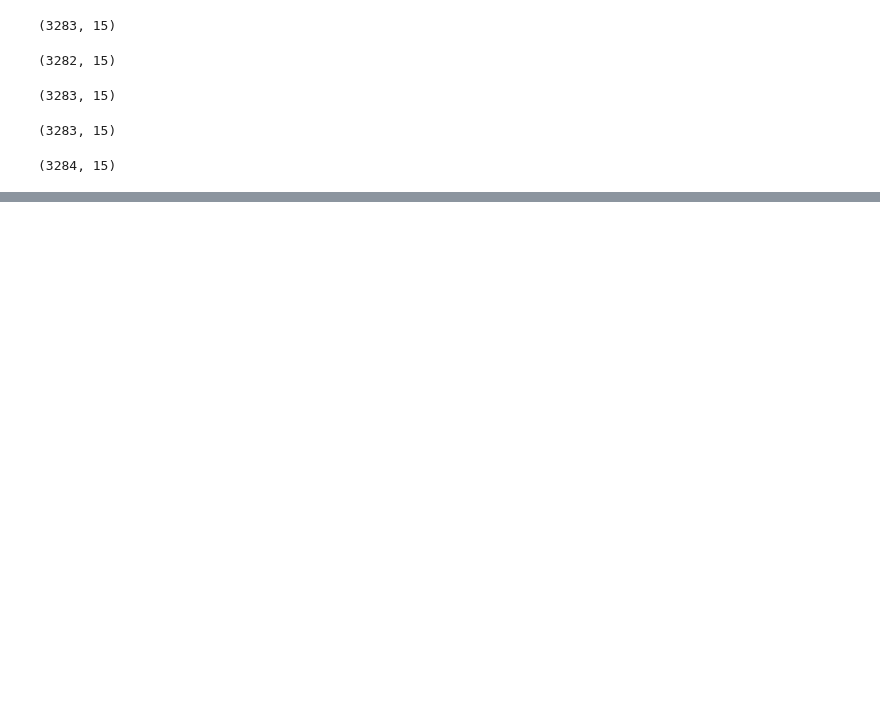
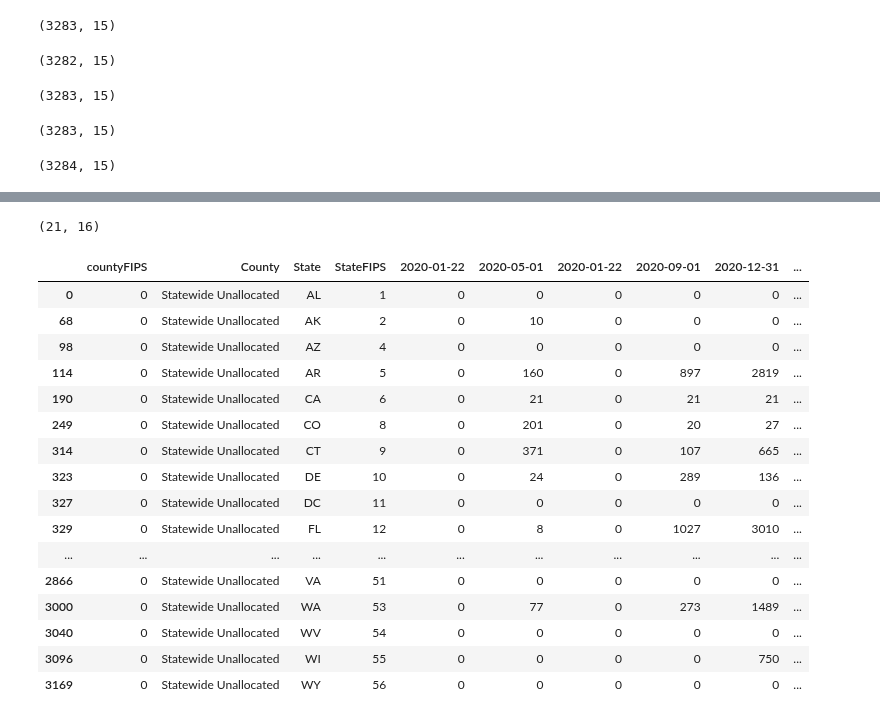
Before and after one commit to rafirahman27/Preparing_for_the_next_Pandemic, a Jupyter notebook: Katie.ipynb, the cells around one changed output, grey strips where cells are left out. Drawn from its saved outputs; the diff is of its cells as text; code cells hidden in the pictures; blank space fills up the shorter version.

```diff
--- a/Katie.ipynb
+++ b/Katie.ipynb
@@ -767,0 +774,2 @@ covid_vax[covid_vax['Date'] == '4/30/2022'].shape
+# %%
+cases = pd.read_csv('Ignore/covid_confirmed_usafacts.csv')
@@ -767,0 +803,2 @@ covid_vax[covid_vax['Date'] == '4/30/2022'].shape
+# %%
+cases['County'] = cases['County Name'].str.replace(r'\bCounty\b', '', regex=True).str.strip()
@@ -767,0 +815,17 @@ covid_vax[covid_vax['Date'] == '4/30/2022'].shape
+# %%
+cases_county = cases[['countyFIPS',
+              'County',
+              'State',
+              'StateFIPS',
+              '2020-01-22',
+              '2020-05-01',
+              '2020-01-22',
+              '2020-09-01',
+              '2020-12-31',
+              '2021-04-30',
+              '2021-08-31',
+              '2021-07-02',
+              '2021-12-31',
+              '2022-04-01',
+              '2022-07-02',
+              '2022-12-31']]
@@ -767,0 +845,24 @@ covid_vax[covid_vax['Date'] == '4/30/2022'].shape
+# %%
+cases_county[cases_county['2022-12-31'] == 0].shape
+# %% [output]
+(21, 16)
+# %%
+cases_county[cases_county['County'] == 'Statewide Unallocated']
+# %% [output]
+|  | countyFIPS | County | State | StateFIPS | 2020-01-22 | 2020-05-01 | 2020-01-22 | 2020-09-01 | 2020-12-31 | ... |
+| 0 | 0 | Statewide Unallocated | AL | 1 | 0 | 0 | 0 | 0 | 0 | ... |
+| 68 | 0 | Statewide Unallocated | AK | 2 | 0 | 10 | 0 | 0 | 0 | ... |
+| 98 | 0 | Statewide Unallocated | AZ | 4 | 0 | 0 | 0 | 0 | 0 | ... |
+| 114 | 0 | Statewide Unallocated | AR | 5 | 0 | 160 | 0 | 897 | 2819 | ... |
+| 190 | 0 | Statewide Unallocated | CA | 6 | 0 | 21 | 0 | 21 | 21 | ... |
+| 249 | 0 | Statewide Unallocated | CO | 8 | 0 | 201 | 0 | 20 | 27 | ... |
+| 314 | 0 | Statewide Unallocated | CT | 9 | 0 | 371 | 0 | 107 | 665 | ... |
+| 323 | 0 | Statewide Unallocated | DE | 10 | 0 | 24 | 0 | 289 | 136 | ... |
+| 327 | 0 | Statewide Unallocated | DC | 11 | 0 | 0 | 0 | 0 | 0 | ... |
+| 329 | 0 | Statewide Unallocated | FL | 12 | 0 | 8 | 0 | 1027 | 3010 | ... |
+| ... | ... | ... | ... | ... | ... | ... | ... | ... | ... | ... |
+| 2866 | 0 | Statewide Unallocated | VA | 51 | 0 | 0 | 0 | 0 | 0 | ... |
+| 3000 | 0 | Statewide Unallocated | WA | 53 | 0 | 77 | 0 | 273 | 1489 | ... |
+| 3040 | 0 | Statewide Unallocated | WV | 54 | 0 | 0 | 0 | 0 | 0 | ... |
+| 3096 | 0 | Statewide Unallocated | WI | 55 | 0 | 0 | 0 | 0 | 750 | ... |
+| 3169 | 0 | Statewide Unallocated | WY | 56 | 0 | 0 | 0 | 0 | 0 | ... |
```
Also changed, not shown: parts of 9 cells of this notebook.
